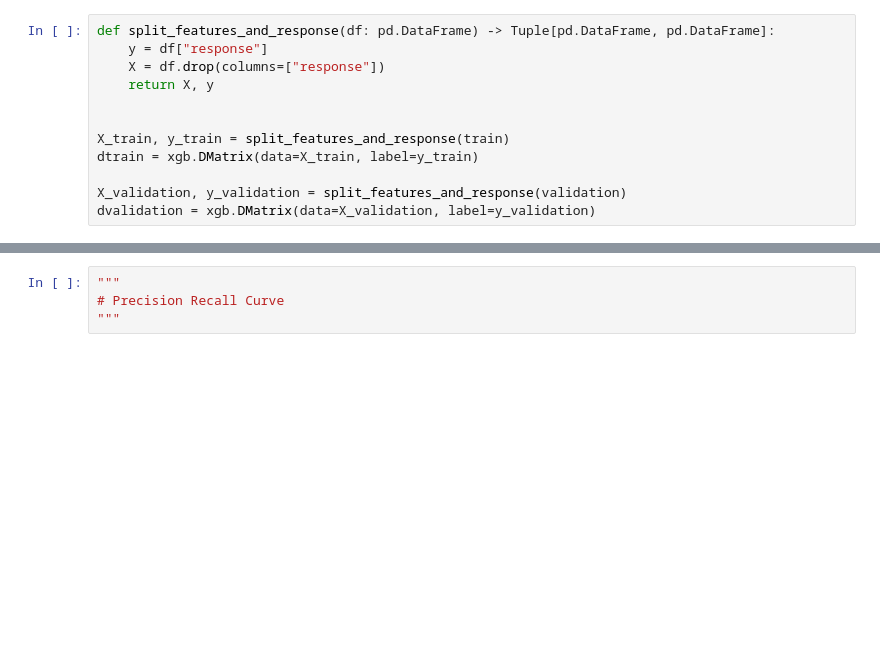
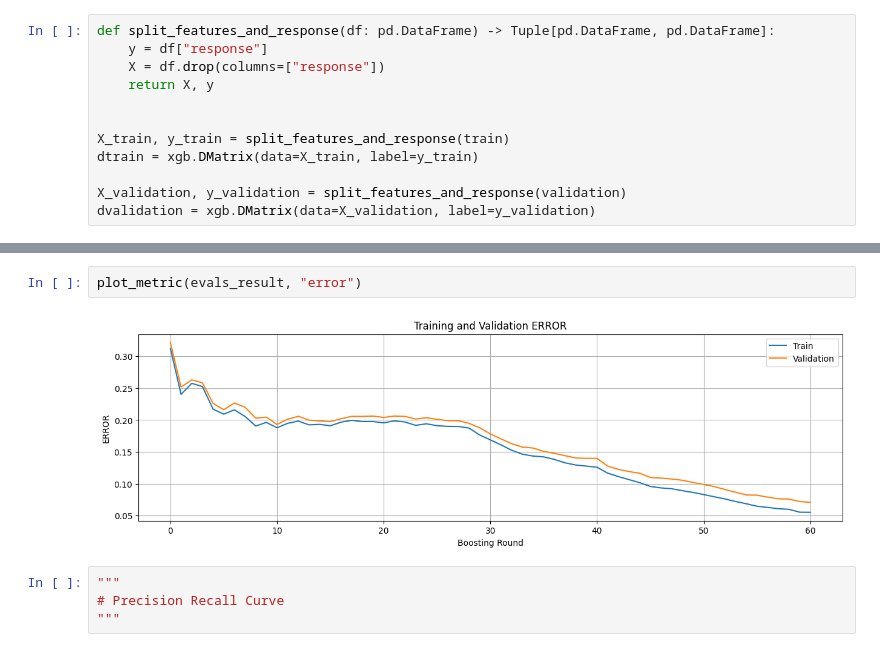
Before and after one commit to PatrickChristoph/udacity_capstone, a Jupyter notebook: src/customer_prediction.ipynb, the cells around one changed output, grey strips where cells are left out. Cells and saved outputs as stored; diff of their text form; blank space fills up the shorter version.

```diff
--- a/src/customer_prediction.ipynb
+++ b/src/customer_prediction.ipynb
@@ -152,3 +185,7 @@ Best iteration: 40
+# %%
+plot_metric(evals_result, "error")
+# %% [output]
+[figure, added]
 # %%
 """
 # Precision Recall Curve
```
Also changed, not shown: parts of 5 cells of this notebook.
